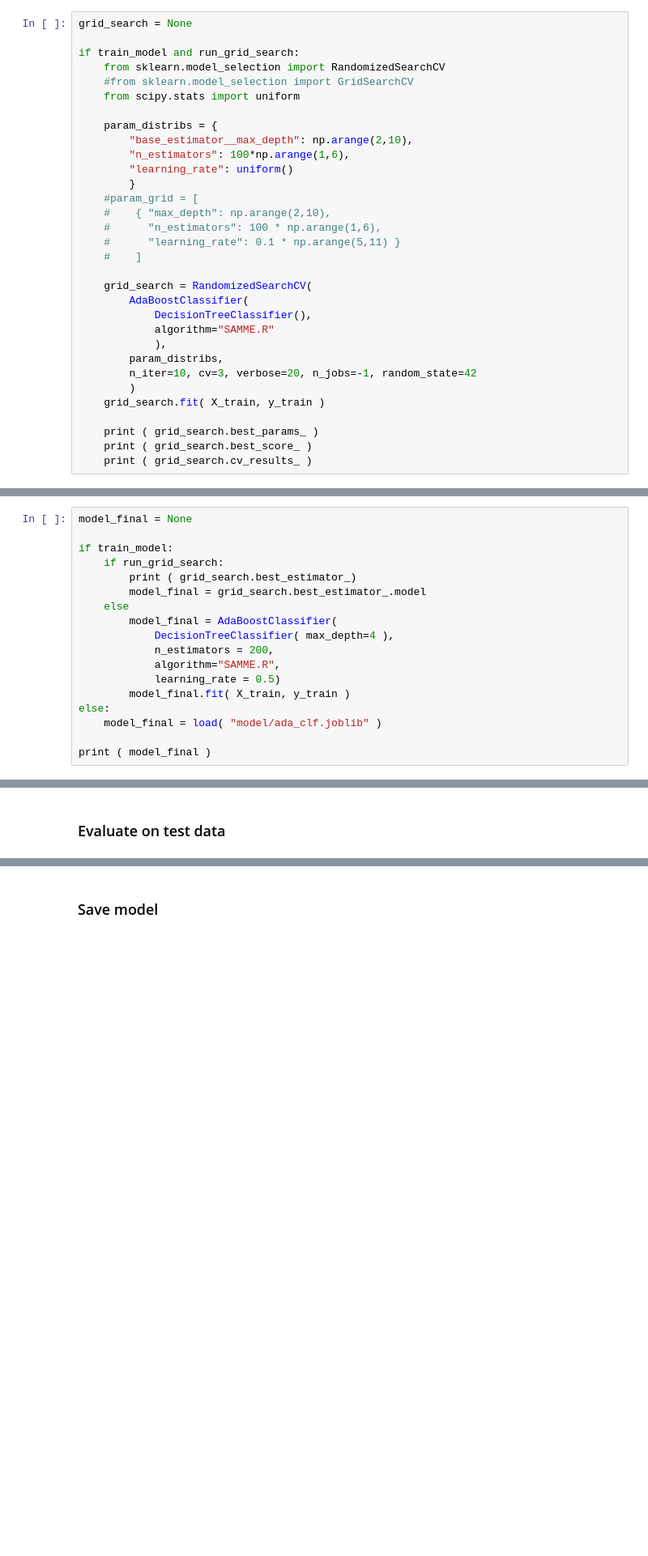
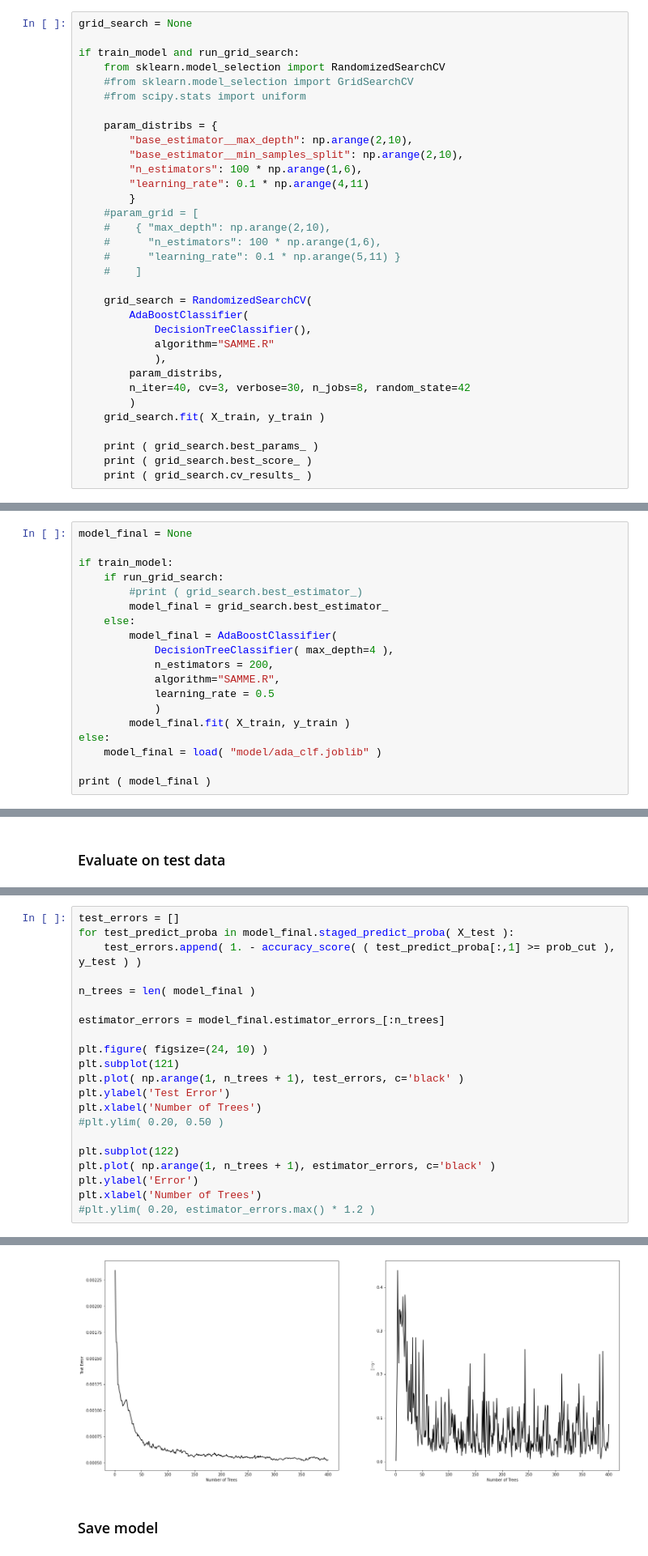
Before and after one commit to antoniovilela/pps-dilepton-analysis-notebook, a Jupyter notebook: DecisionTree-Training.ipynb, the cells around one changed output, grey strips where cells are left out. Shown: that part at 81% size. Drawn from its saved outputs; the diff is of its cells as text; blank space fills up the shorter version.

Commit message:
Update decision tree notebook.

```diff
--- a/DecisionTree-Training.ipynb
+++ b/DecisionTree-Training.ipynb
@@ -174,12 +266,13 @@ grid_search = None
 if train_model and run_grid_search:
     from sklearn.model_selection import RandomizedSearchCV
     #from sklearn.model_selection import GridSearchCV
-    from scipy.stats import uniform
+    #from scipy.stats import uniform
 
     param_distribs = {
         "base_estimator__max_depth": np.arange(2,10),
-        "n_estimators": 100*np.arange(1,6),
-        "learning_rate": uniform()
+        "base_estimator__min_samples_split": np.arange(2,10),
+        "n_estimators": 100 * np.arange(1,6),
+        "learning_rate": 0.1 * np.arange(4,11)
         }
     #param_grid = [
     #    { "max_depth": np.arange(2,10),
@@ -193,7 +286,7 @@ if train_model and run_grid_search:
             algorithm="SAMME.R"
             ),
         param_distribs,
-        n_iter=10, cv=3, verbose=20, n_jobs=-1, random_state=42
+        n_iter=40, cv=3, verbose=30, n_jobs=8, random_state=42
         )
     grid_search.fit( X_train, y_train )
 
@@ -205,14 +334,15 @@ model_final = None
 
 if train_model:
     if run_grid_search:
-        print ( grid_search.best_estimator_)
-        model_final = grid_search.best_estimator_.model
-    else
+        #print ( grid_search.best_estimator_)
+        model_final = grid_search.best_estimator_
+    else:
         model_final = AdaBoostClassifier(
             DecisionTreeClassifier( max_depth=4 ),
             n_estimators = 200,
             algorithm="SAMME.R",
-            learning_rate = 0.5)
+            learning_rate = 0.5
+            )
         model_final.fit( X_train, y_train )
 else:
     model_final = load( "model/ada_clf.joblib" )
@@ -240,0 +385,22 @@ print ( accuracy_score( y_test[ y_test == 0 ], y_test_pred[ y_test == 0 ] ) )
+# %%
+test_errors = []
+for test_predict_proba in model_final.staged_predict_proba( X_test ):
+    test_errors.append( 1. - accuracy_score( ( test_predict_proba[:,1] >= prob_cut ), y_test ) )
+
+n_trees = len( model_final )
+
+estimator_errors = model_final.estimator_errors_[:n_trees]
+
+plt.figure( figsize=(24, 10) )
+plt.subplot(121)
+plt.plot( np.arange(1, n_trees + 1), test_errors, c='black' )
+plt.ylabel('Test Error')
+plt.xlabel('Number of Trees')
+#plt.ylim( 0.20, 0.50 )
+
+plt.subplot(122)
+plt.plot( np.arange(1, n_trees + 1), estimator_errors, c='black' )
+plt.ylabel('Error')
+plt.xlabel('Number of Trees')
+#plt.ylim( 0.20, estimator_errors.max() * 1.2 )
+# %% [output]
@@ -241,3 +408,4 @@ print ( accuracy_score( y_test[ y_test == 0 ], y_test_pred[ y_test == 0 ] ) )
+[figure, added]
 # %% [markdown]
 ### Save model
 # %%
```
Also changed, not shown: parts of 13 cells of this notebook, 2 other files.
